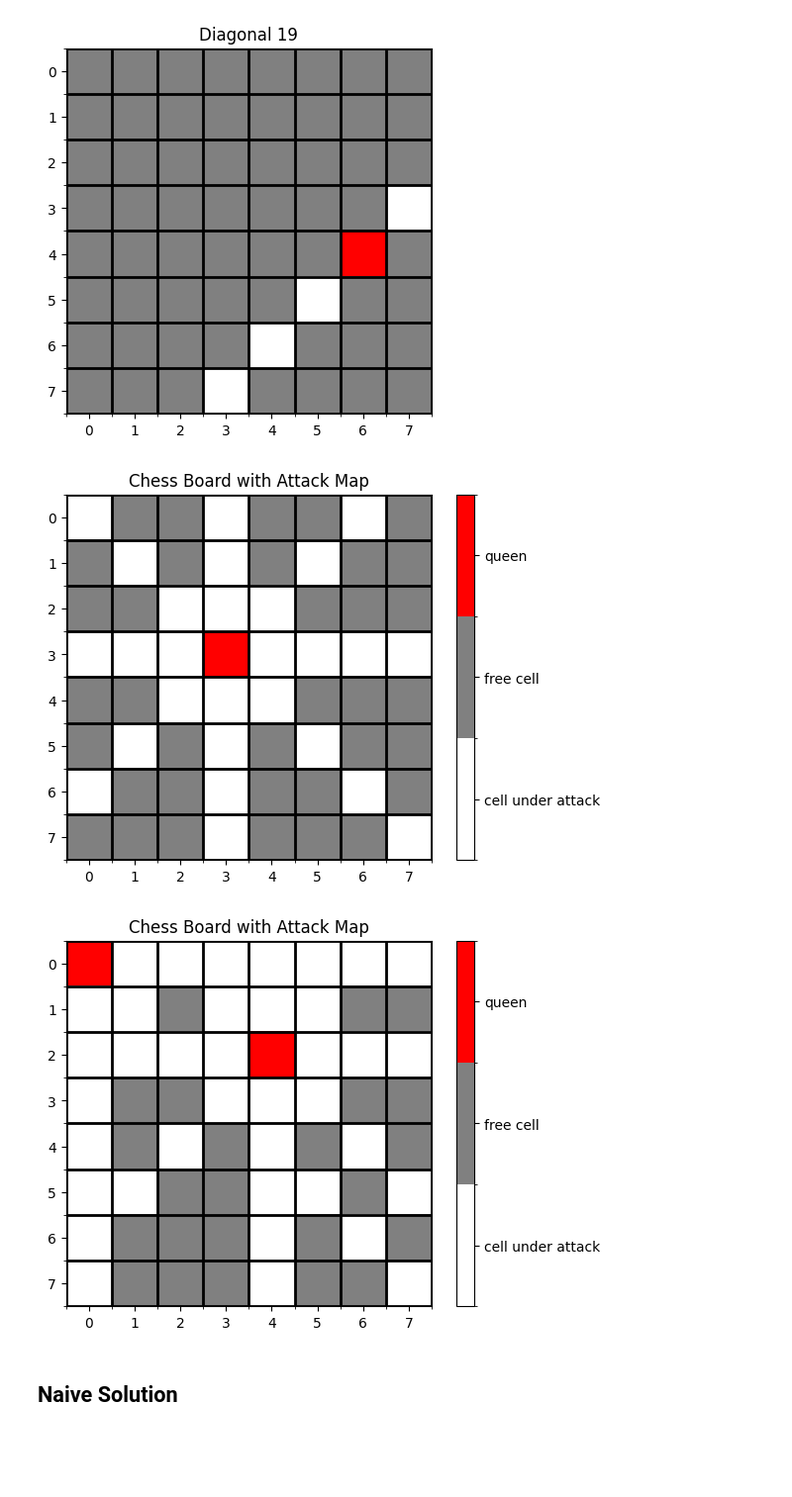
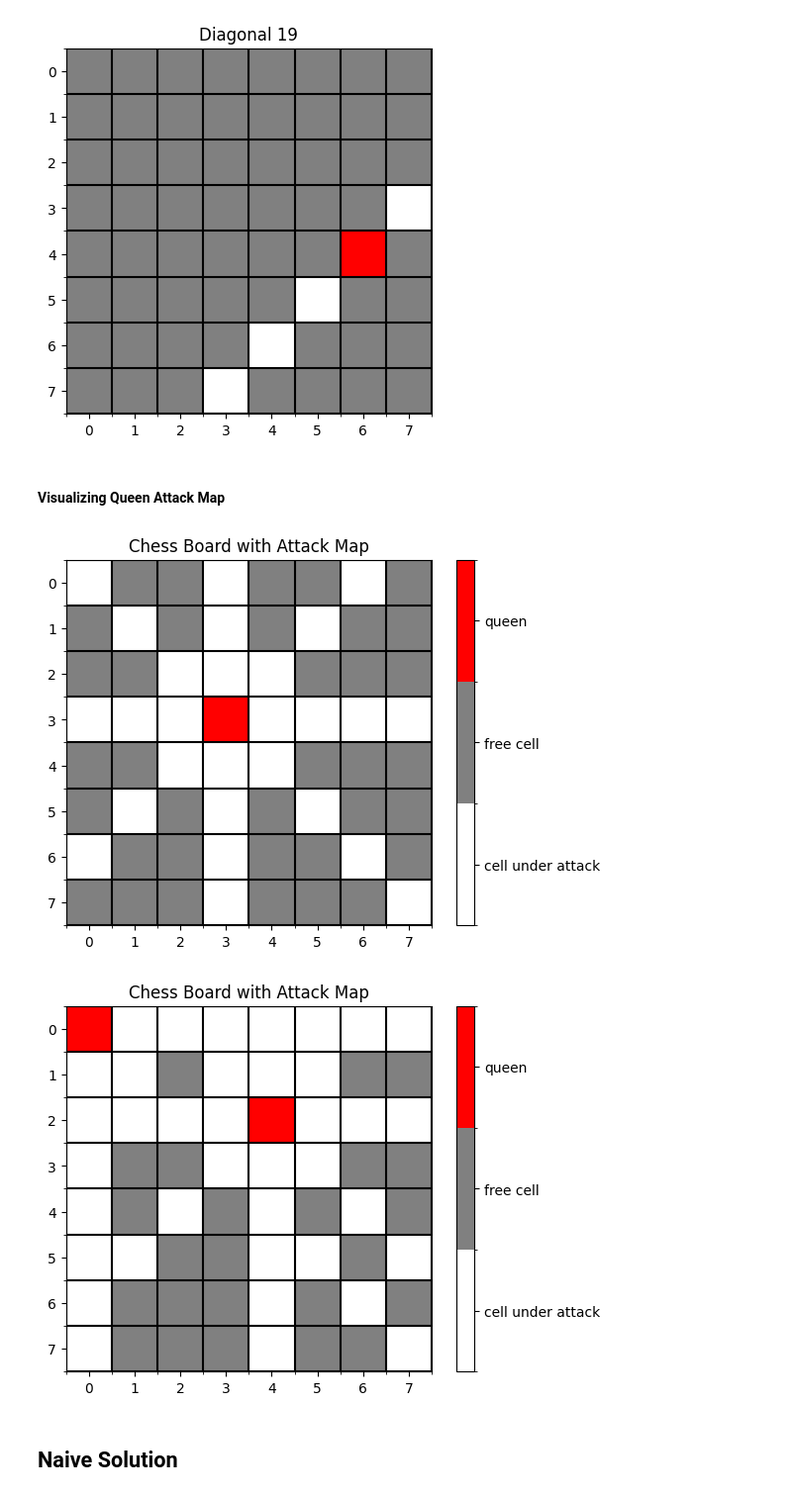
Before and after one commit to Tikhon-Radkevich/EPAM, a Jupyter notebook: combinatorics/knight.ipynb, the cells around one changed output. Shown at 99% size. Cells and saved outputs as stored; diff of their text form; code cells hidden in the pictures; blank space fills up the shorter version.

```diff
--- a/combinatorics/knight.ipynb
+++ b/combinatorics/knight.ipynb
@@ -91,7 +93,7 @@ def visualize_chess_board(attack_map, title="Chess Board with Attack Map", show_
     ax = plt.gca()
     ax.set_xticks(np.arange(-0.5, 8, 1), minor=True)
     ax.set_yticks(np.arange(-0.5, 8, 1), minor=True)
-    ax.grid(which="minor", color="black", linestyle='-', linewidth=2)
+    ax.grid(which="minor", color="black", linestyle='-', linewidth=1.5)
 
     if show_colorbar:
         cbar = plt.colorbar(ticks=[0, 1, 2])
@@ -119,17 +123,19 @@ visualize_diagonal(*cell_coords, straight=False)
 # %% [output]
 [figure]
 [figure]
+# %% [markdown]
+#### Visualizing Queen Attack Map
 # %%
-queens_coords = [(3, 3)]
-attack_map = get_attack_board(queens_coords)
-visualize_chess_board(attack_map)
+test_queens_coords = [(3, 3)]
+test_attack_map = get_attack_board(test_queens_coords)
+visualize_chess_board(test_attack_map)
 
-queens_coords = [(0, 0), (2, 4)]
-attack_map = get_attack_board(queens_coords)
-visualize_chess_board(attack_map)
+test_queens_coords = [(0, 0), (2, 4)]
+test_attack_map = get_attack_board(test_queens_coords)
+visualize_chess_board(test_attack_map)
 # %% [output]
-[figure, old version]
+[figure, new version]
-[figure, old version]
+[figure, new version]
 # %% [markdown]
 ## Naive Solution
 # %%
```
Also changed, not shown: parts of 46 cells of this notebook.
